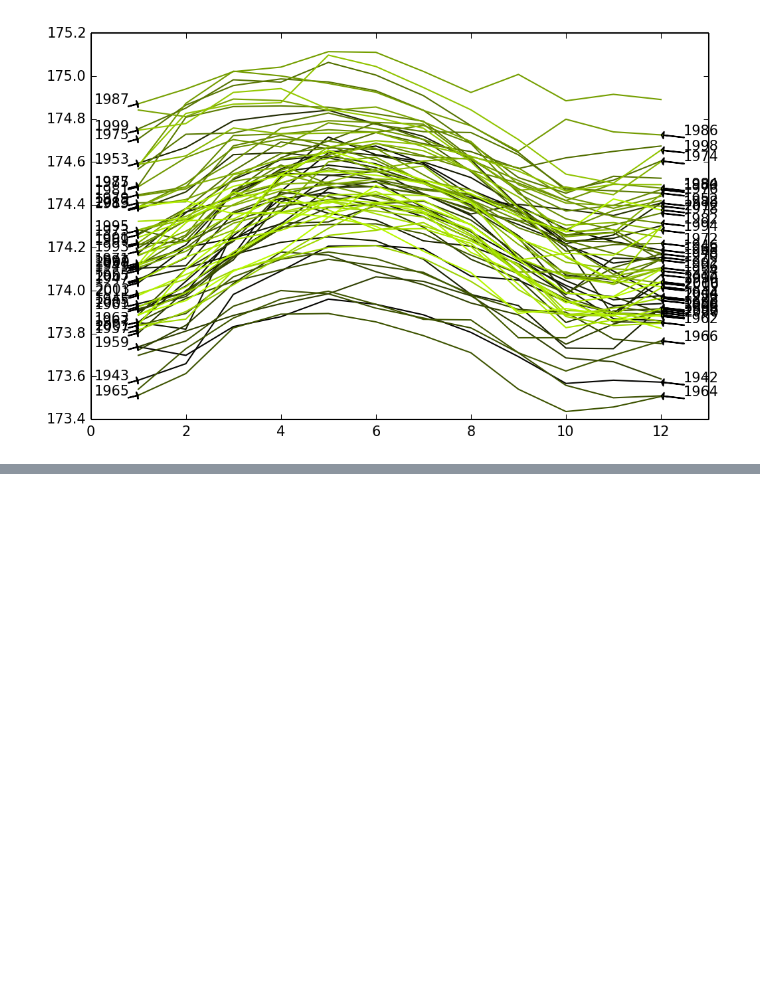
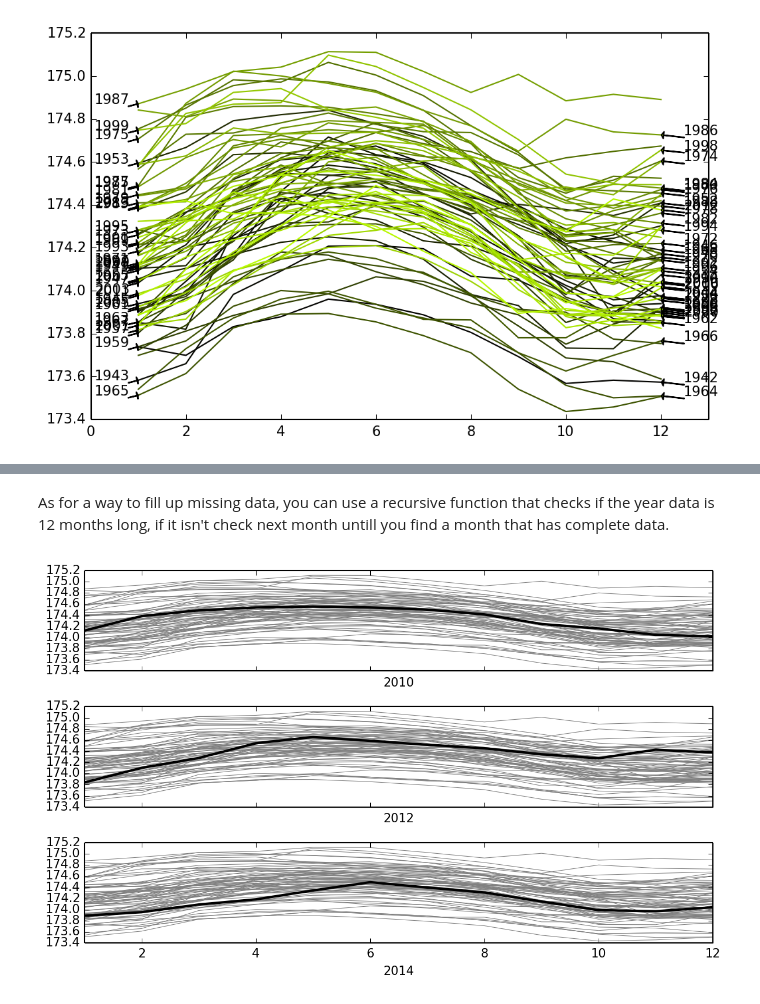
Before and after one commit to ljetibo/Notebooks, a Jupyter notebook: Tides.ipynb, the cells around one changed output, grey strips where cells are left out. Saved outputs shown, nothing was run; the diff lists cells and outputs as text; code cells hidden in the pictures; blank space fills up the shorter version.

```diff
--- a/Tides.ipynb
+++ b/Tides.ipynb
@@ -56,0 +210,31 @@ plt.show()
+# %% [markdown]
+As for a way to fill up missing data, you can use a recursive function that checks if the year data is 12 months long, if it isn't check next month untill you find a month that has complete data.
+# %%
+def checkup(i):
+    if len(month[i])!=12:
+        i+=1
+        return checkup(i)
+    else:
+        return i
+
+def GraphYears(year_list):
+    a = list(range(1, 13))
+    fig, axarr = plt.subplots(len(year_list), sharex=True)
+    acc = 0
+    i = 0
+    for y in year_list:
+        index = year.index(y)
+        index = checkup(index)
+        axarr[acc].plot(a, month[index], c='k', lw=2)
+        label = axarr[acc].set_xlabel(y)
+        axarr[acc].set_xlim(1, 12)
+        for j in range(0, len(month)): #now the range can be zero and it was 1 before. It will also
+            j = checkup(j)             #work if there's any "in-between" data that's missing.
+            axarr[acc].plot(a, month[j], c='.5', lw=.5, zorder=-10)
+        acc+=1
+    fig.tight_layout()
+    plt.show()
+
+GraphYears((2010, 2012, 2014))
+# %% [output]
+[figure, added]
```
Also changed, not shown: parts of 14 cells of this notebook.
